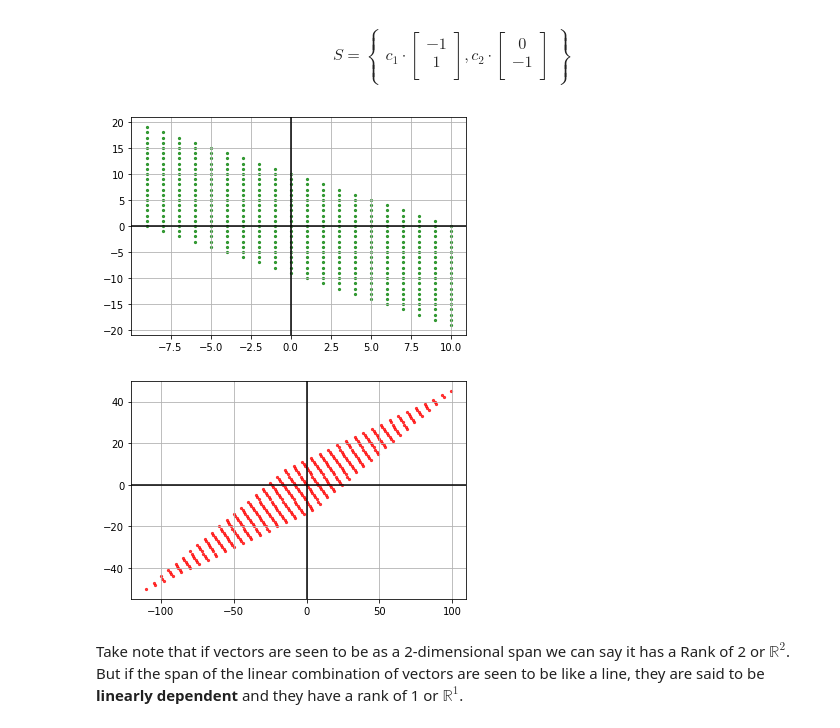
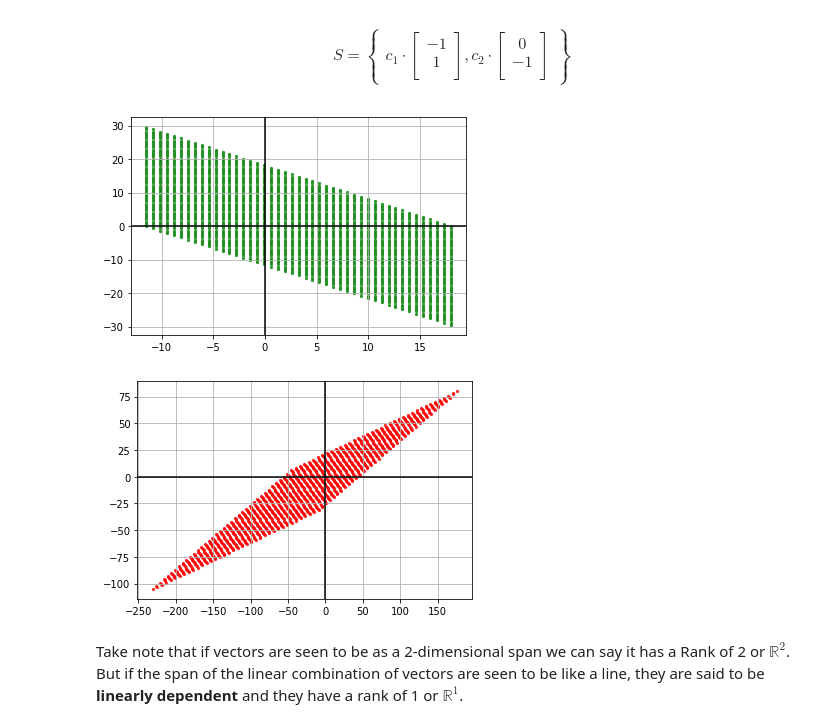
Before and after one commit to esosikeyes/Linear-Algebra_2nd-Sem, a Jupyter notebook: Assignment10.ipynb, the cells around one changed output. Drawn from its saved outputs; the diff is of its cells as text; code cells hidden in the pictures.

```diff
--- a/Assignment10.ipynb
+++ b/Assignment10.ipynb
@@ -71,29 +71,29 @@ c_2 \cdot \begin{bmatrix} 0\\-1 \\\end{bmatrix}\end{Bmatrix} $$
 # %%
 vectA = np.array([-1,1])
 vectB = np.array([0,-1])
 
-R = np.arange(-10,10,1)
+R = np.arange(-18,12,0.67)
 
 c1, c2 = np.meshgrid(R,R)
 
 vectR = vectA + vectB
 spanRx = c1*vectA[0] + c2*vectB[0]
 spanRy = c1*vectA[1] + c2*vectB[1]
 ##plt.scatter(R*vectA[0],R*vectA[1])
 ##plt.scatter(R*vectB[0],R*vectB[1])
 plt.scatter(spanRx,spanRy, s=5, alpha=0.75, color='green')
 
 plt.axhline(y=0, color='k')
 plt.axvline(x=0, color='k')
 plt.grid()
 plt.show()
 # %% [output]
-[figure, old version]
+[figure, new version]
 # %%
 vectP = np.array([5,3])
 vectQ = np.array([6,2])
 
-R = np.arange(-10,10,1)
+R = np.arange(-21,17,1)
 
 c1, c2 = np.meshgrid(R,R)
 
@@ -109,7 +109,7 @@ plt.axvline(x=0, color='k')
 plt.grid()
 plt.show()
 # %% [output]
-[figure, old version]
+[figure, new version]
 # %% [markdown]
 Take note that if vectors are seen to be as a 2-dimensional span we can say it has a Rank of 2 or $\mathbb{R}^2$. But if the span of the linear combination of vectors are seen to be like a line, they are said to be <b> linearly dependent </b> and they have a rank of 1 or $\mathbb{R}^1$.
 # %% [markdown]
```
Also changed, not shown: parts of 6 cells of this notebook.
